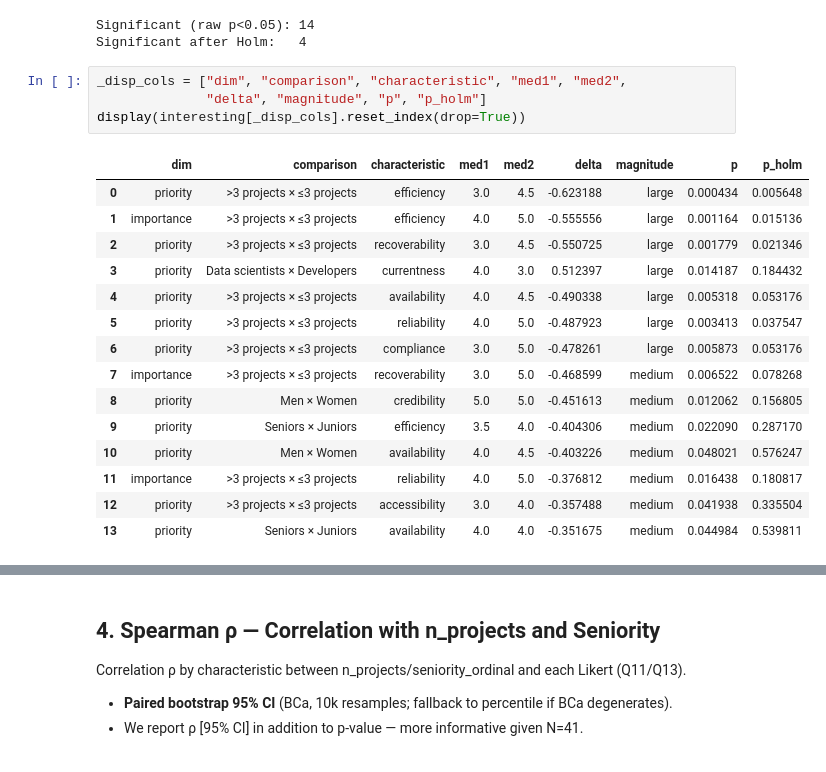
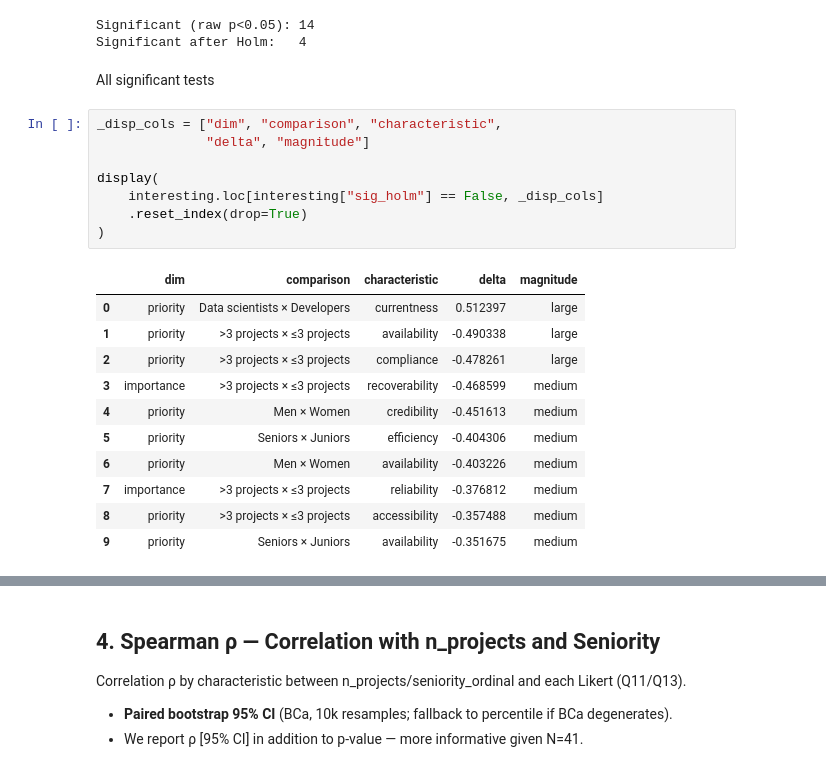
Before and after one commit to reset-ufc/data-quality-requirements-ml-systems, a Jupyter notebook: notebooks/03_inferential.ipynb, the cells around one changed output, grey strips where cells are left out. Drawn from its saved outputs; the diff is of its cells as text.

```diff
--- a/notebooks/03_inferential.ipynb
+++ b/notebooks/03_inferential.ipynb
@@ -120,23 +118,25 @@ print(f"Significant after Holm:   {len(sig_holm)}")
 # %% [output]
 Significant (raw p<0.05): 14
 Significant after Holm:   4
+# %% [markdown]
+All significant tests
 # %%
-_disp_cols = ["dim", "comparison", "characteristic", "med1", "med2",
-              "delta", "magnitude", "p", "p_holm"]
-display(interesting[_disp_cols].reset_index(drop=True))
+_disp_cols = ["dim", "comparison", "characteristic",
+              "delta", "magnitude"]
+
+display(
+    interesting.loc[interesting["sig_holm"] == False, _disp_cols]
+    .reset_index(drop=True)
+)
 # %% [output]
-|  | dim | comparison | characteristic | med1 | med2 | delta | magnitude | p | p_holm |
-| 0 | priority | >3 projects × ≤3 projects | efficiency | 3.0 | 4.5 | -0.623188 | large | 0.000434 | 0.005648 |
-| 1 | importance | >3 projects × ≤3 projects | efficiency | 4.0 | 5.0 | -0.555556 | large | 0.001164 | 0.015136 |
-| 2 | priority | >3 projects × ≤3 projects | recoverability | 3.0 | 4.5 | -0.550725 | large | 0.001779 | 0.021346 |
-| 3 | priority | Data scientists × Developers | currentness | 4.0 | 3.0 | 0.512397 | large | 0.014187 | 0.184432 |
-| 4 | priority | >3 projects × ≤3 projects | availability | 4.0 | 4.5 | -0.490338 | large | 0.005318 | 0.053176 |
-| 5 | priority | >3 projects × ≤3 projects | reliability | 4.0 | 5.0 | -0.487923 | large | 0.003413 | 0.037547 |
-| 6 | priority | >3 projects × ≤3 projects | compliance | 3.0 | 5.0 | -0.478261 | large | 0.005873 | 0.053176 |
-| 7 | importance | >3 projects × ≤3 projects | recoverability | 3.0 | 5.0 | -0.468599 | medium | 0.006522 | 0.078268 |
-| 8 | priority | Men × Women | credibility | 5.0 | 5.0 | -0.451613 | medium | 0.012062 | 0.156805 |
-| 9 | priority | Seniors × Juniors | efficiency | 3.5 | 4.0 | -0.404306 | medium | 0.022090 | 0.287170 |
-| 10 | priority | Men × Women | availability | 4.0 | 4.5 | -0.403226 | medium | 0.048021 | 0.576247 |
-| 11 | importance | >3 projects × ≤3 projects | reliability | 4.0 | 5.0 | -0.376812 | medium | 0.016438 | 0.180817 |
-| 12 | priority | >3 projects × ≤3 projects | accessibility | 3.0 | 4.0 | -0.357488 | medium | 0.041938 | 0.335504 |
-| 13 | priority | Seniors × Juniors | availability | 4.0 | 4.0 | -0.351675 | medium | 0.044984 | 0.539811 |
+|  | dim | comparison | characteristic | delta | magnitude |
+| 0 | priority | Data scientists × Developers | currentness | 0.512397 | large |
+| 1 | priority | >3 projects × ≤3 projects | availability | -0.490338 | large |
+| 2 | priority | >3 projects × ≤3 projects | compliance | -0.478261 | large |
+| 3 | importance | >3 projects × ≤3 projects | recoverability | -0.468599 | medium |
+| 4 | priority | Men × Women | credibility | -0.451613 | medium |
+| 5 | priority | Seniors × Juniors | efficiency | -0.404306 | medium |
+| 6 | priority | Men × Women | availability | -0.403226 | medium |
+| 7 | importance | >3 projects × ≤3 projects | reliability | -0.376812 | medium |
+| 8 | priority | >3 projects × ≤3 projects | accessibility | -0.357488 | medium |
+| 9 | priority | Seniors × Juniors | availability | -0.351675 | medium |
```
Also changed, not shown: parts of 22 cells of this notebook.
